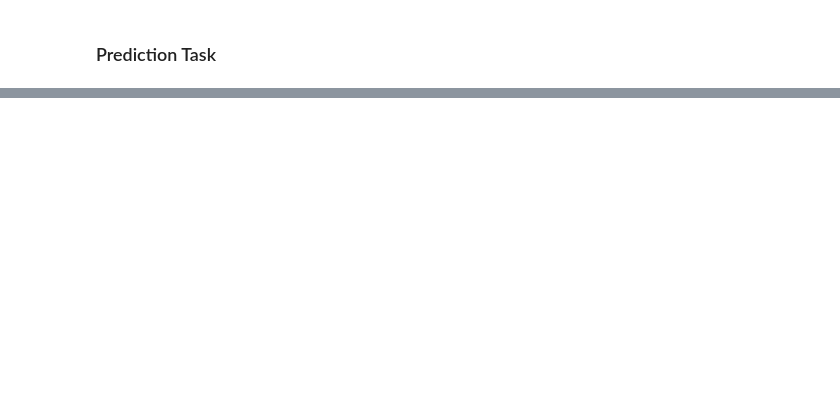
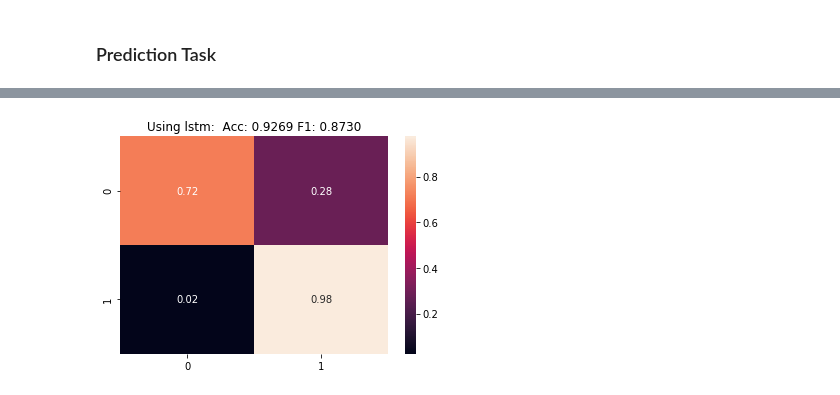
Before and after one commit to Nchaos/RNNs, a Jupyter notebook: notebooks/NC_Lab7.ipynb, the cells around one changed output, grey strips where cells are left out. Saved outputs shown, nothing was run; the diff lists cells and outputs as text; code cells hidden in the pictures; blank space fills up the shorter version.

```diff
--- a/notebooks/NC_Lab7.ipynb
+++ b/notebooks/NC_Lab7.ipynb
@@ -79,0 +324,19 @@ warnings.filterwarnings('ignore')
+# %%
+from keras.layers import Embedding
+
+embedding_layer = Embedding(len(word_index) + 1,
+                            EMBED_SIZE,
+                            weights=[embedding_matrix],
+                            input_length=MAX_ART_LEN,
+                            trainable=False)
+# %%
+# LSTM Model
+
+rnn = Sequential()
+rnn.add(embedding_layer)
+rnn.add(LSTM(100,dropout=0.2, recurrent_dropout=0.2))
+rnn.add(Dense(2, activation='sigmoid'))
+rnn.compile(loss='categorical_crossentropy',
+              optimizer='rmsprop',
+              metrics=['accuracy', f1])
+print(rnn.summary())
@@ -79,0 +358,5 @@ warnings.filterwarnings('ignore')
+# %%
+history_rnn_lstm = rnn.fit(X_train, y_train_ohe,
+                           validation_data=(X_test, y_test_ohe),
+                           epochs=3,
+                           batch_size=64)
@@ -79,0 +410,17 @@ warnings.filterwarnings('ignore')
+# %%
+# Modified from https://github.com/eclarson/MachineLearningNotebooks/blob/master/11.%20Convolutional%20Neural%20Networks.ipynb
+
+def confusion_rnn(rnn, X_test, y_test, title):
+    yhat = np.argmax(rnn.predict(X_test), axis=1)
+    y_test = np.argmax(y_test_ohe, axis = 1)
+    cm = mt.confusion_matrix(y_test,yhat)
+    cm = cm/np.sum(cm,axis=1)[:,np.newaxis]
+    acc = mt.accuracy_score(y_test,yhat)
+    f1 = mt.f1_score(y_test,yhat, average="macro")
+    plt.title("Using " + str(title) + ": " +' Acc: {:.4f}'.format(acc) + ' F1: {:.4f}'.format(f1))
+    sns.heatmap(cm, annot=True, fmt='.2f')
+    plt.show()
+# %%
+confusion_rnn(rnn, X_test, y_test, 'lstm')
+# %% [output]
+[figure, added]
```
Also changed, not shown: parts of 52 cells of this notebook, 1 other file.
